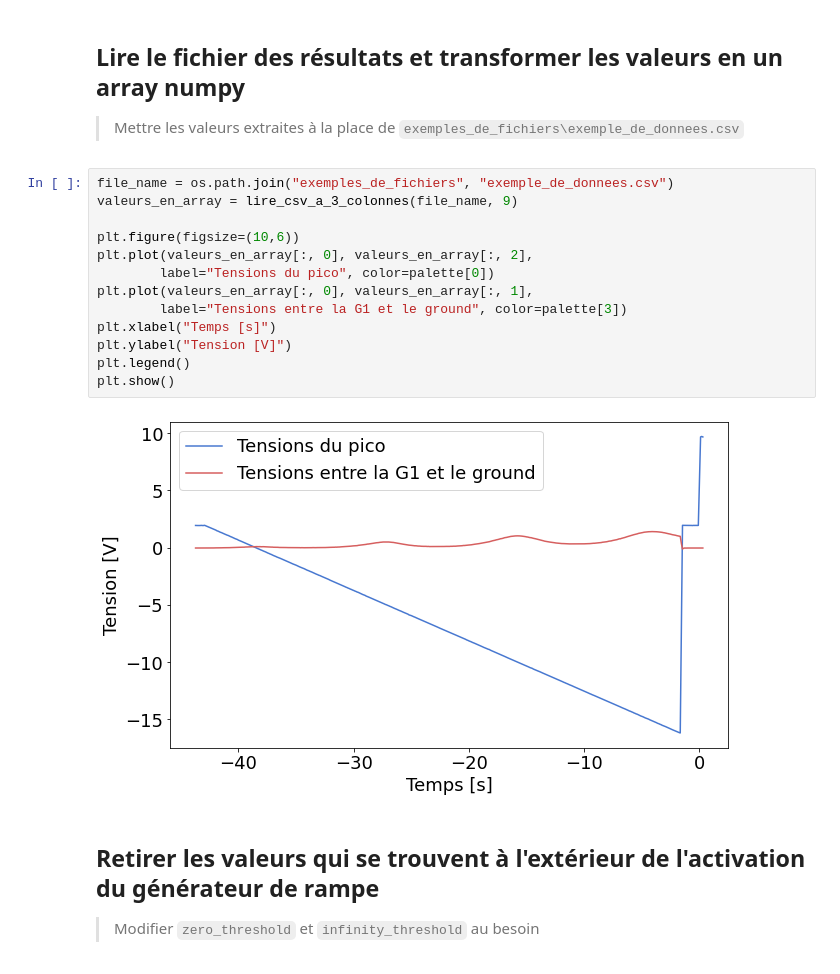
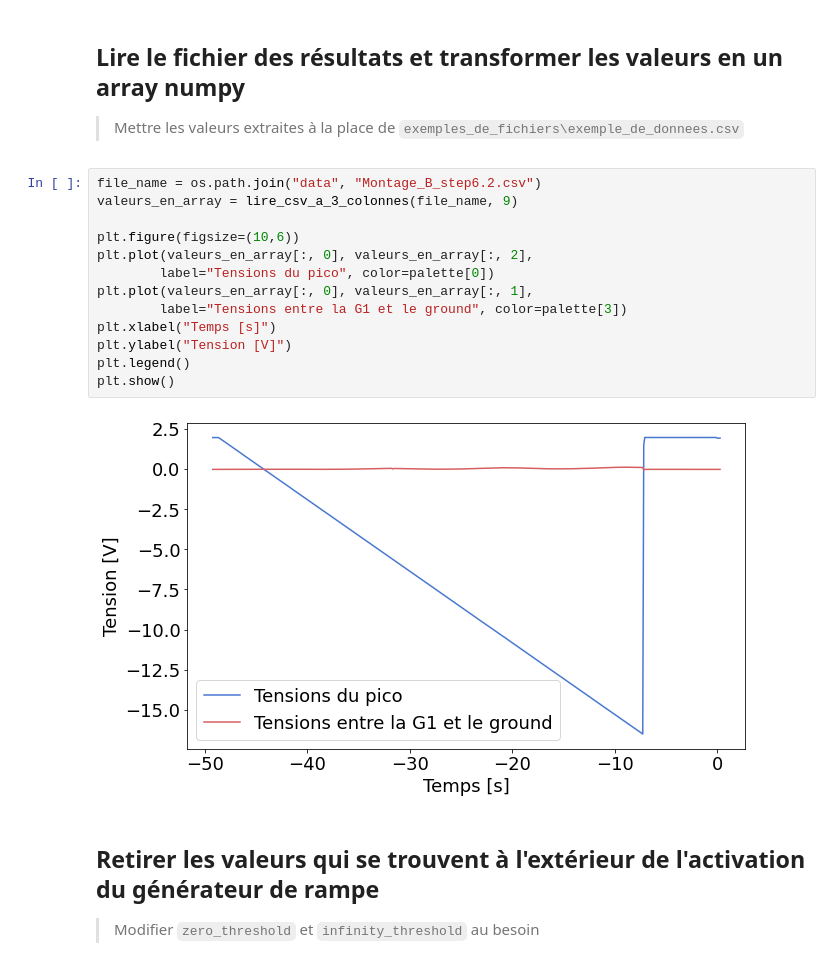
Before and after one commit to GeremyMichaud/PHY-3002-Frank-et-Hertz, a Jupyter notebook: analyse_legere_pic_simple.ipynb, the cells around one changed output. Saved outputs shown, nothing was run; the diff lists cells and outputs as text.

```diff
--- a/analyse_legere_pic_simple.ipynb
+++ b/analyse_legere_pic_simple.ipynb
@@ -38,20 +40,20 @@ sns.color_palette("muted")
 ## Lire le fichier des résultats et transformer les valeurs en un array numpy
 > Mettre les valeurs extraites à la place de `exemples_de_fichiers\exemple_de_donnees.csv`
 # %%
-file_name = os.path.join("exemples_de_fichiers", "exemple_de_donnees.csv")
+file_name = os.path.join("data", "Montage_B_step6.2.csv")
 valeurs_en_array = lire_csv_a_3_colonnes(file_name, 9)
 
 plt.figure(figsize=(10,6))
 plt.plot(valeurs_en_array[:, 0], valeurs_en_array[:, 2],
         label="Tensions du pico", color=palette[0])
 plt.plot(valeurs_en_array[:, 0], valeurs_en_array[:, 1],
         label="Tensions entre la G1 et le ground", color=palette[3])
 plt.xlabel("Temps [s]")
 plt.ylabel("Tension [V]")
 plt.legend()
 plt.show()
 # %% [output]
-[figure, old version]
+[figure, new version]
 # %% [markdown]
 ## Retirer les valeurs qui se trouvent à l'extérieur de l'activation du générateur de rampe
 > Modifier `zero_threshold` et `infinity_threshold` au besoin
```
Also changed, not shown: parts of 4 cells of this notebook, 9 other files.
